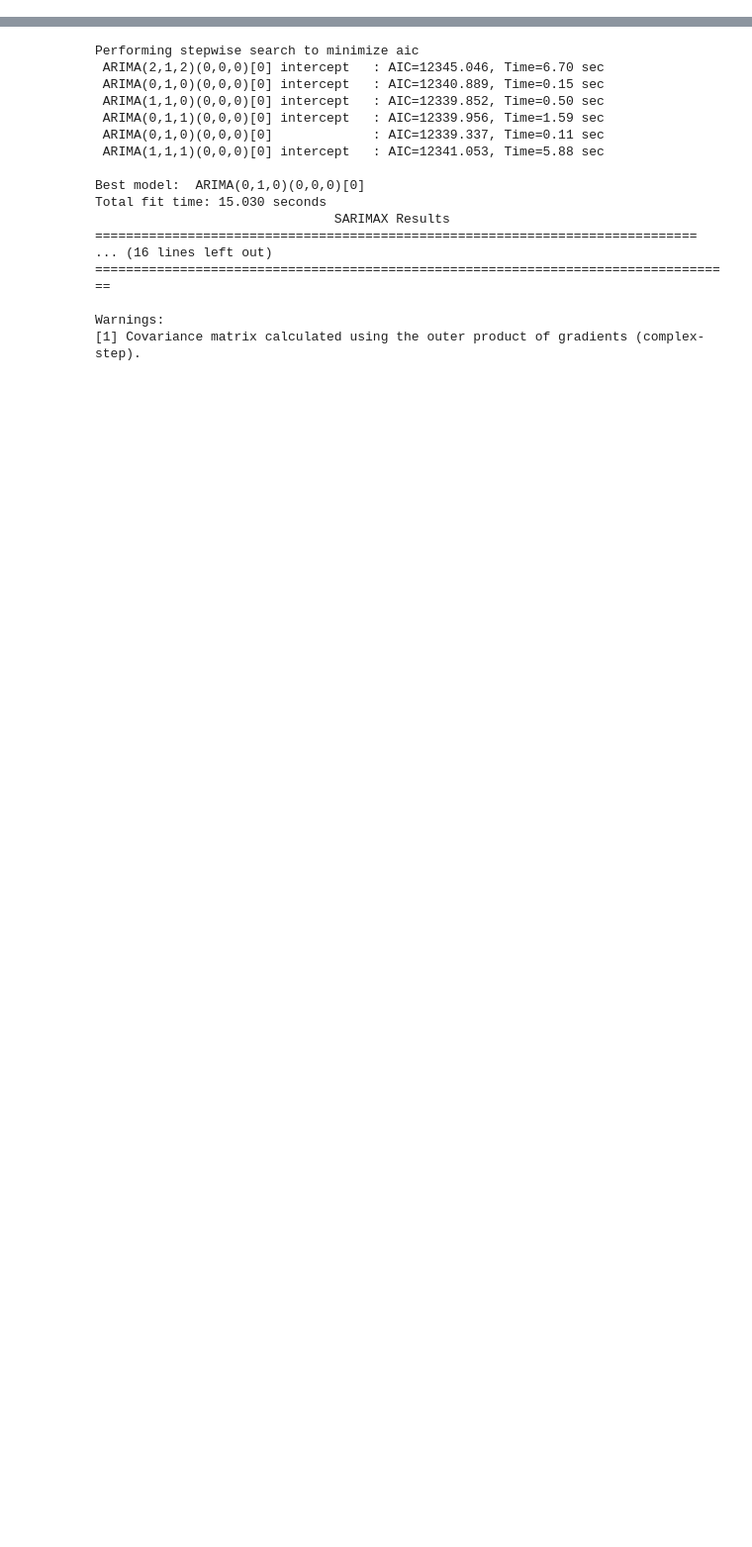
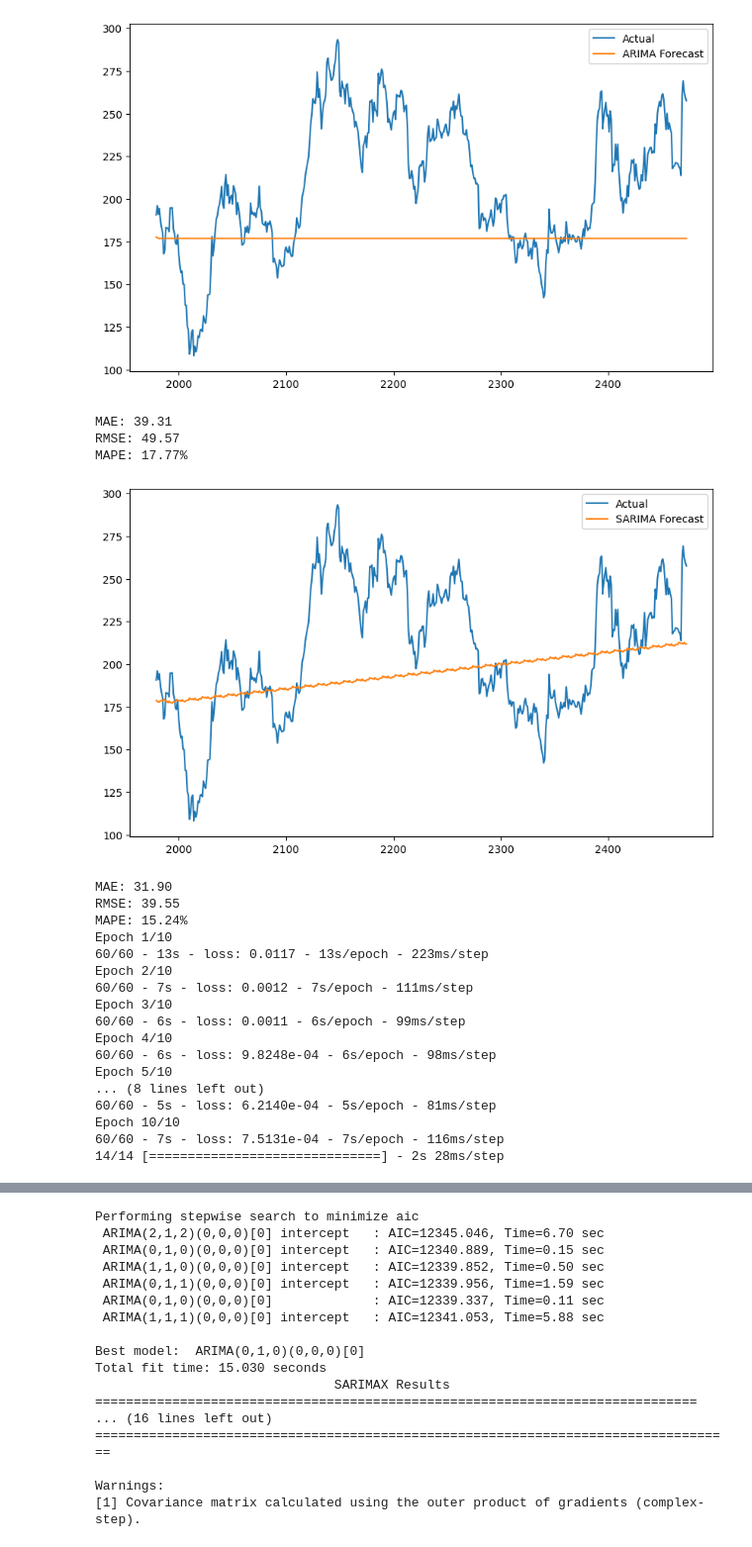
Before and after one commit to dani6566/PredictivePortfolio, a Jupyter notebook: Notebooks/Model.ipynb, the cells around one changed output, grey strips where cells are left out. Shown: that part at 99% size. Cells and saved outputs as stored; diff of their text form; code cells hidden in the pictures; blank space fills up the shorter version.

Commit message:
Update model

```diff
--- a/Notebooks/Model.ipynb
+++ b/Notebooks/Model.ipynb
@@ -3,3 +7,19 @@ import numpy as np
 # %%
 import pandas as pd
-df = pd.read_csv("/content/TSLA_historical_data.csv")
+Tesla_df = pd.read_csv('../Data/TSLA_historical_data.csv')
+Vanguard_BND_df = pd.read_csv('../Data/BND_historical_data.csv')
+SPY_df = pd.read_csv('../Data/SPY_historical_data.csv')
+# %%
+# Select Adjusted Close prices for each asset
+prices = pd.DataFrame({
+    'TSLA': Tesla_df['Adj Close'],
+    'BND': Vanguard_BND_df['Adj Close'],
+    'SPY': SPY_df['Adj Close']
+})
+
+# Drop rows with missing values
+prices.dropna(inplace=True)
+
+# Split data into train and test sets
+train_size = int(len(prices["TSLA"]) * 0.8)
+train, test = prices['TSLA'][:train_size], prices['TSLA'][train_size:]
@@ -5,0 +28,29 @@ df = pd.read_csv("/content/TSLA_historical_data.csv")
+# %%
+from model import arima,sarima,lstm
+
+arima(train,test)
+sarima(train,test)
+lstm(train,test)
+# %% [output]
+[figure, added]
+MAE: 39.31
+RMSE: 49.57
+MAPE: 17.77%
+[figure, added]
+MAE: 31.90
+RMSE: 39.55
+MAPE: 15.24%
+Epoch 1/10
+60/60 - 13s - loss: 0.0117 - 13s/epoch - 223ms/step
+Epoch 2/10
+60/60 - 7s - loss: 0.0012 - 7s/epoch - 111ms/step
+Epoch 3/10
+60/60 - 6s - loss: 0.0011 - 6s/epoch - 99ms/step
+Epoch 4/10
+60/60 - 6s - loss: 9.8248e-04 - 6s/epoch - 98ms/step
+Epoch 5/10
+... (8 lines left out)
+60/60 - 5s - loss: 6.2140e-04 - 5s/epoch - 81ms/step
+Epoch 10/10
+60/60 - 7s - loss: 7.5131e-04 - 7s/epoch - 116ms/step
+14/14 [==============================] - 2s 28ms/step
```
Also changed, not shown: parts of 16 cells of this notebook.
